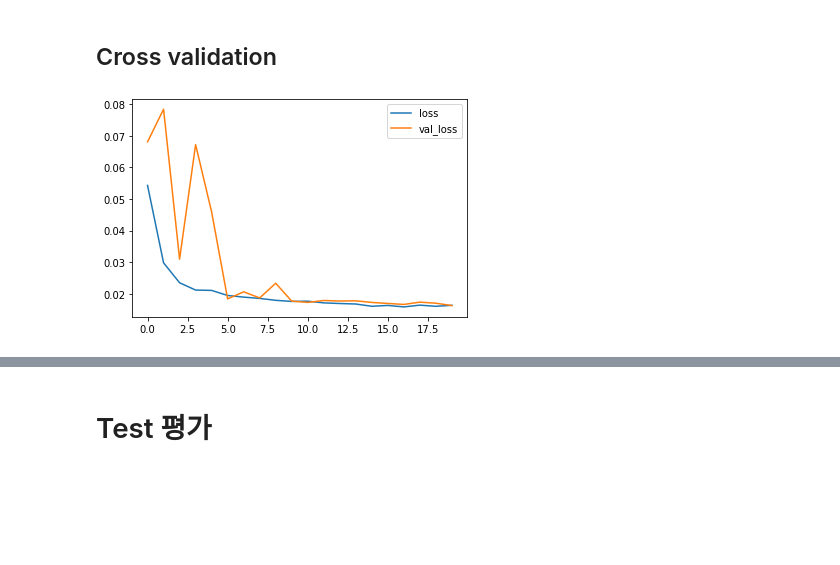
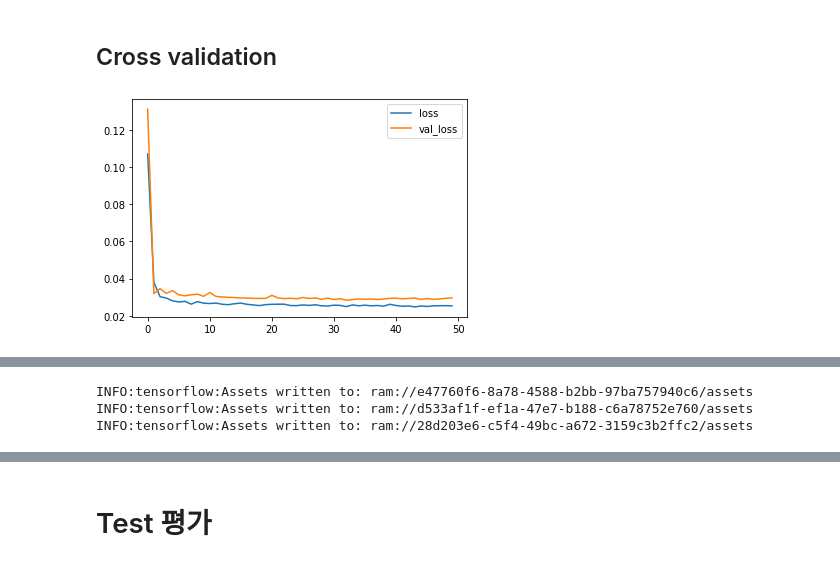
Before and after one commit to crimama/MRI_classification, a Jupyter notebook: 베이스라인/실험5.ipynb, the cells around one changed output, grey strips where cells are left out. Drawn from its saved outputs; the diff is of its cells as text; code cells hidden in the pictures; blank space fills up the shorter version.

```diff
--- a/베이스라인/실험5.ipynb
+++ b/베이스라인/실험5.ipynb
@@ -429,6 +438,7 @@ class PlotLosses(Callback):
 
 
   def on_epoch_end(self, epoch, logs={}):
+    global n
 
     self.epochs.append(epoch)
     self.losses.append(logs.get('loss'))
@@ -440,6 +450,7 @@ class PlotLosses(Callback):
     plt.legend()
     plt.show();
     print("loss = ", self.losses[-1], ", val_loss = ", self.val_losses[-1])
+    print(f' 현 회차 : {n}')
 
 #call backs 선언
 plot_losses = PlotLosses()
@@ -456,7 +467,7 @@ from tensorflow.keras.callbacks import EarlyStopping
 early_stopping = EarlyStopping(
     monitor='val_loss',  # 모니터링 대상, 이걸 기준으로 멈춤
     verbose=1,
-    patience=35)         # 중지까지의 여유분
+    patience=30)         # 중지까지의 여유분
 
 from tensorflow.keras.callbacks import ReduceLROnPlateau
 reduce_lr = ReduceLROnPlateau(
@@ -465,7 +476,7 @@ reduce_lr = ReduceLROnPlateau(
     factor=0.2,         # 줄이는 양
     min_learning_rate=0.00001)     # 최소 학습율
 
-callbacks = [ plot_losses]
+callbacks = [ plot_losses,early_stopping]
 # %% [markdown]
 ## !!!모델
 # %%
@@ -517,5 +529,5 @@ Requirement already satisfied: typeguard>=2.7 in /usr/local/lib/python3.7/dist-p
 # %%
-initial_learning_rate = 0.0005
+initial_learning_rate = 0.001
 lr_schedule = tf.keras.optimizers.schedules.ExponentialDecay(
     initial_learning_rate,
     decay_steps=100000,
@@ -531,9 +543,25 @@ optimizer = tfa.optimizers.RectifiedAdam(
 # %% [markdown]
 ## Cross validation
 # %%
-output_column = 'SVLT_recall_total_score_z'
+input_columns = ['만나이','교육년수']
 
-input_columns = ['만나이','교육년수']
+image_size = 224
+image_channels = 19
+BATCH_SIZE= 32
+
+#예측할 output_columns 들
+output_columns = ['SVLT_recall_total_score_z',
+       'SVLT_Delayed_recall_z', 'SVLT_recognition_score_z',
+       'RCFT_immediate_recall_z', 'RCFT_delayed_recall_z',
+       'RCFT_recognition_score_z', 'K_MMSE_total_score_z',
+       'SNSB_II_Domain_Attention_z', 'SNSB_II_Domain_Language_z',
+       'SNSB_II_Domain_Visuospatial_z', 'SNSB_II_Domain_Memory_z',
+       'SNSB_II_Domain_Frontal_z']
+
+#Stratified KFold를 위해 -1을 기준으로 분류 된 E_output_columns들 사용
+E_output_columns = {}
+for output_column in output_columns:
+  E_output_columns[output_column] = 'E_' + output_column
 
 def minmax(index,out_column):
   scaling_value = np.array(csvs[out_column].iloc[index])
@@ -545,46 +573,49 @@ model_lists = []
 history_lists = []
 
 #Stratified Kfold indexing 용
-test_index = np.arange(1446,1606)
-x = key_indexes = np.arange(1445)
-y = np.array(csvs[output_columns[0]][:1445])
+test_index = np.arange(1446,1606) #test 데이터 : 1446 ~ 1606 사용
+x = key_indexes = np.arange(1445) #Train - valid : 0 ~ 1445 데이터 사용
+output_column = output_columns[2] #예측할 컬럼 선택
+y = np.array(csvs[E_output_columns[output_column]][:1445])
 
 #Stratified Kfold
 from sklearn.model_selection import StratifiedKFold
+skf = StratifiedKFold(n_splits=3)
 
-skf = StratifiedKFold(n_splits=5)
-skf.get_n_splits(x, y)
+n = 0 #Fold 회차 확인용
 for train_index, valid_index in skf.split(x, y):
 
-  #minmax scaling 용 0
+  #minmax scaling 용
   csvs_input_max, csvs_input_min = minmax(train_index,input_columns)
   csvs_output_0_max,csvs_output_0_min = minmax(train_index, output_column)
 
   #제너레이터
   train_generator = DataGenerator(new_dir_df,
                                 csvs,
                                 key_lists[train_index],
                                 output_column,
                                 batch_size=BATCH_SIZE,
                                   shuffle=True)
   valid_generator = DataGenerator(new_dir_df,
                                 csvs,
                                 key_lists[valid_index],
                                 output_column,
                                 batch_size=BATCH_SIZE,
                                 shuffle=False)
   test_generator = DataGenerator(new_dir_df,
                                csvs,
                                key_lists[test_index],
                                output_column,
                                batch_size=BATCH_SIZE,
                                shuffle=False)
   model = make_model()
   model.compile(optimizer=optimizer,loss = 'mse',metrics=['mae'])
   history = model.fit(train_generator,validation_data = valid_generator, epochs=50,verbose=1,callbacks=callbacks)
 
   model_lists.append(model)
   history_lists.append(history)
-  #Batch : 32 + output:0 + isize:256 + Radam + init : 0.0005 + Expo decay + s Kfold
+  n+=1
+
+  #Batch : 32 + output : 2 + isize:256 + Radam + init : 0.001 + Expo decay + s Kfold
 # %% [output]
-[figure, old version]
+[figure, new version]
@@ -597,0 +635,8 @@ for i in range(len(model_lists)):
+# %%
+import pickle
+with open('model_lists5.pickle', 'wb') as f:
+    pickle.dump(model_lists, f, pickle.HIGHEST_PROTOCOL)
+# %% [output]
+INFO:tensorflow:Assets written to: ram://e47760f6-8a78-4588-b2bb-97ba757940c6/assets
+INFO:tensorflow:Assets written to: ram://d533af1f-ef1a-47e7-b188-c6a78752e760/assets
+INFO:tensorflow:Assets written to: ram://28d203e6-c5f4-49bc-a672-3159c3b2ffc2/assets
```
Also changed, not shown: parts of 39 cells of this notebook, 5 other files.
